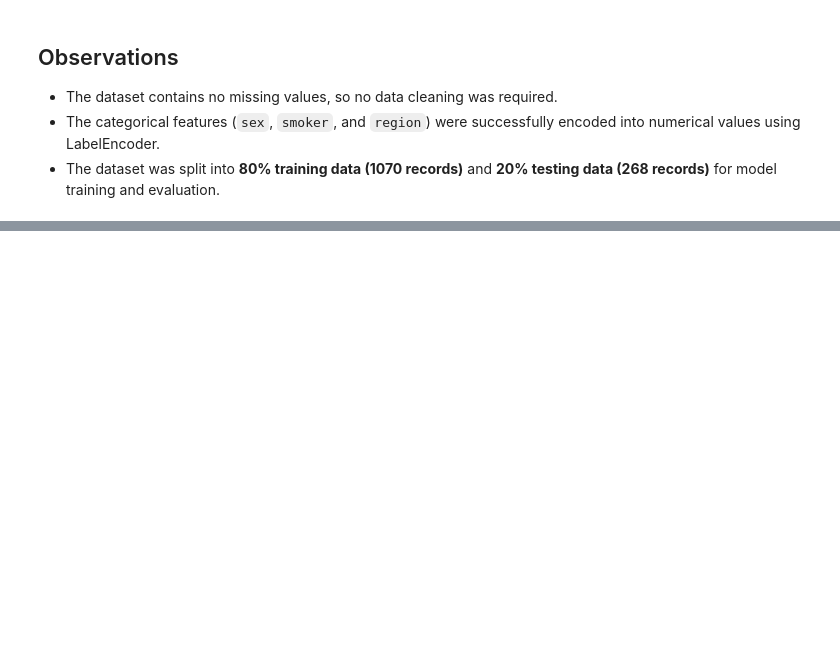
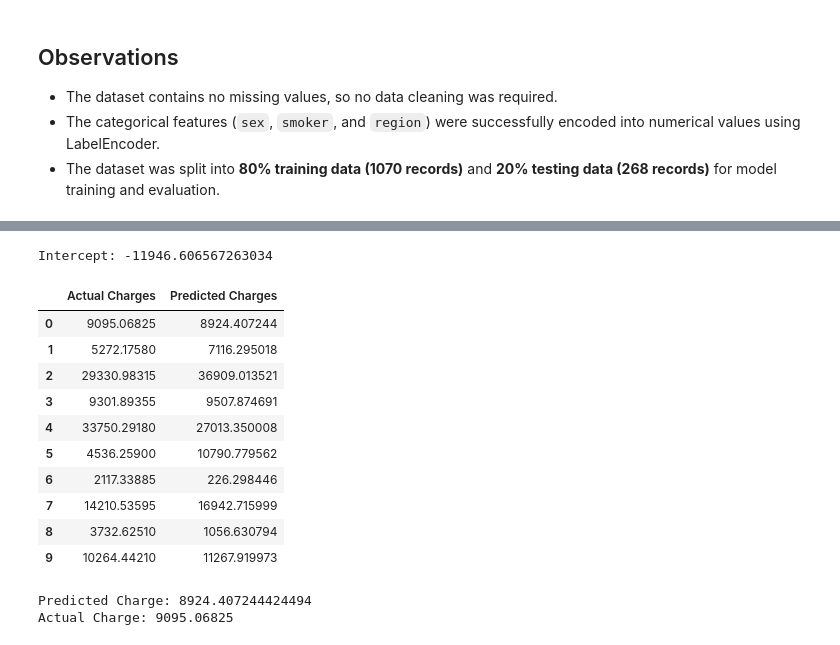
Before and after one commit to gunal777/Medical_Insurance_Cost_Prediction, a Jupyter notebook: Assignment-1.ipynb, the cells around one changed output, grey strips where cells are left out. Saved outputs shown, nothing was run; the diff lists cells and outputs as text; code cells hidden in the pictures; blank space fills up the shorter version.

Commit message:
build regression model

```diff
--- a/Assignment-1.ipynb
+++ b/Assignment-1.ipynb
@@ -205,0 +210,8 @@ Testing Target Shape: (268,)
+# %%
+# Create the Multiple Linear Regression model
+
+model = LinearRegression()
+# %%
+# Train the model using the training dataset
+
+model.fit(X_train, y_train)
@@ -205,0 +237,41 @@ Testing Target Shape: (268,)
+# %%
+# Display the intercept of the model
+
+print("Intercept:", model.intercept_)
+# %% [output]
+Intercept: -11946.606567263034
+# %%
+# Predict insurance charges for the test dataset
+
+y_pred = model.predict(X_test)
+# %%
+# Compare actual and predicted values
+
+comparison = pd.DataFrame({
+    "Actual Charges": y_test.values,
+    "Predicted Charges": y_pred
+})
+
+comparison.head(10)
+# %% [output]
+|  | Actual Charges | Predicted Charges |
+| 0 | 9095.06825 | 8924.407244 |
+| 1 | 5272.17580 | 7116.295018 |
+| 2 | 29330.98315 | 36909.013521 |
+| 3 | 9301.89355 | 9507.874691 |
+| 4 | 33750.29180 | 27013.350008 |
+| 5 | 4536.25900 | 10790.779562 |
+| 6 | 2117.33885 | 226.298446 |
+| 7 | 14210.53595 | 16942.715999 |
+| 8 | 3732.62510 | 1056.630794 |
+| 9 | 10264.44210 | 11267.919973 |
+# %%
+# Predict the insurance charge for the first test sample
+
+sample_prediction = model.predict(X_test.iloc[[0]])
+
+print("Predicted Charge:", sample_prediction[0])
+print("Actual Charge:", y_test.iloc[0])
+# %% [output]
+Predicted Charge: 8924.407244424494
+Actual Charge: 9095.06825
```
Also changed, not shown: parts of 4 cells of this notebook.
